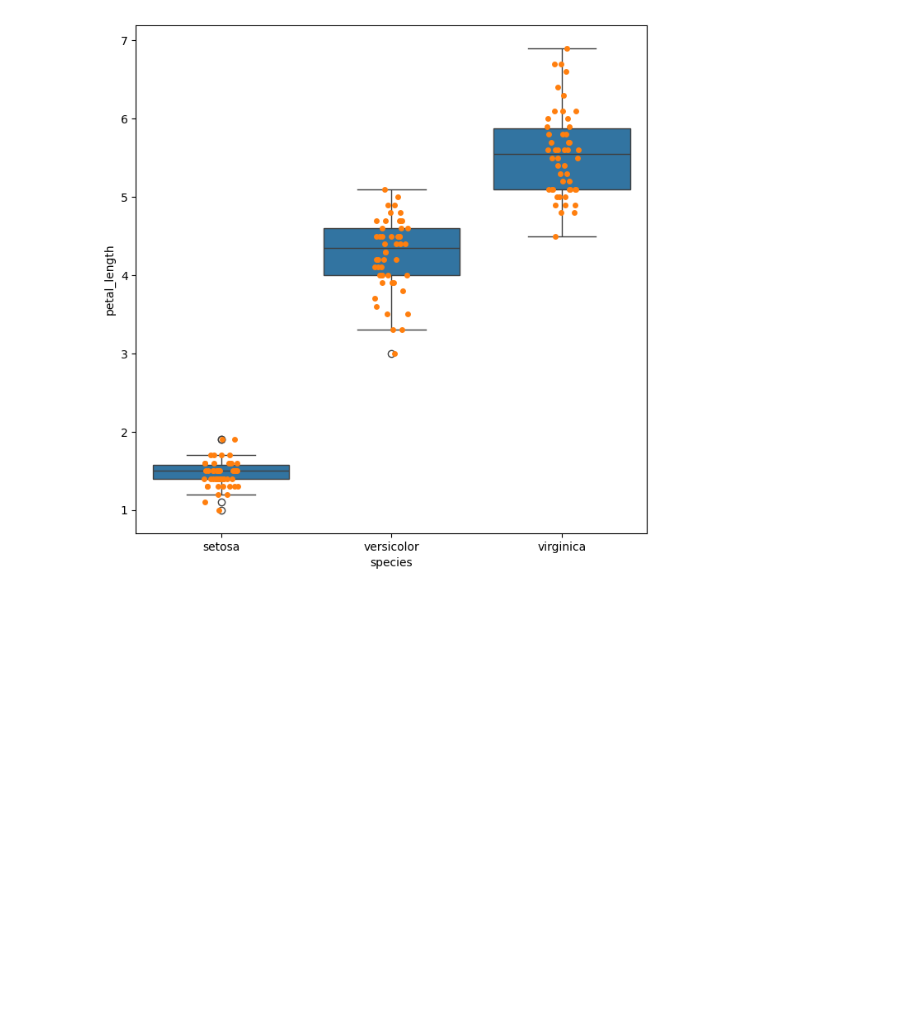
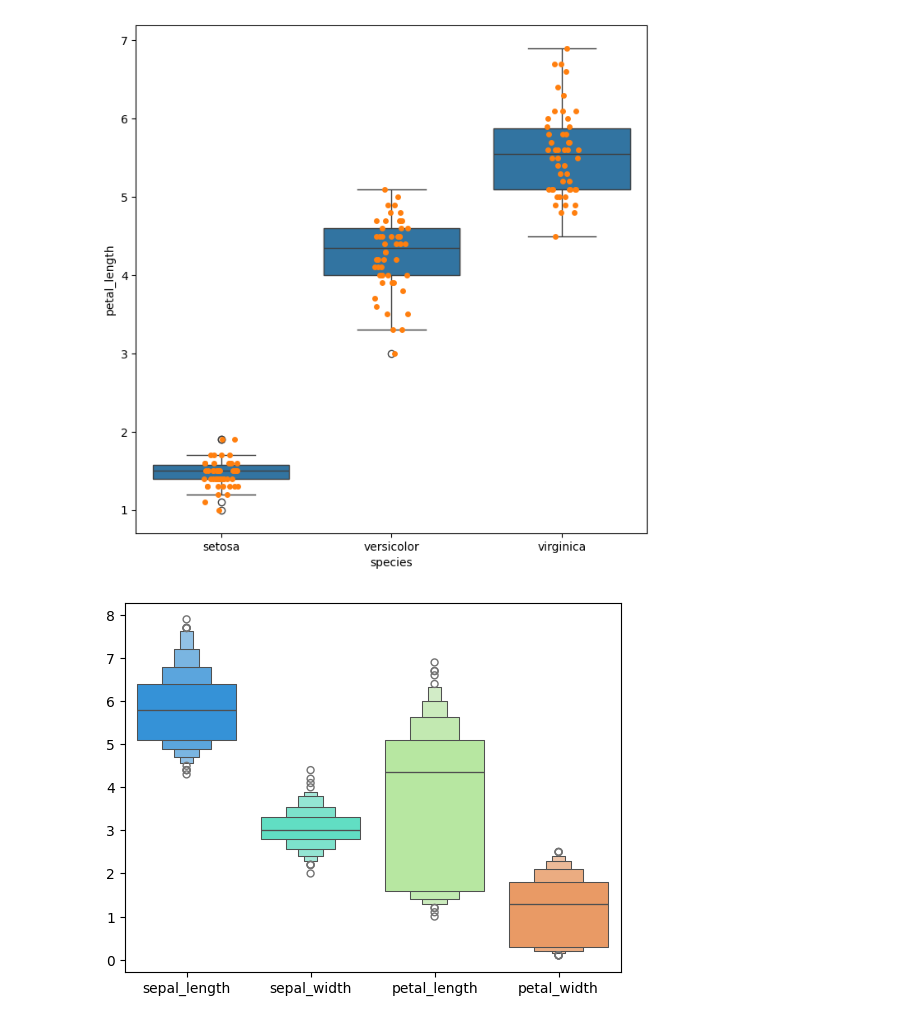
Before and after one commit to ab3lT/linear-regression-with-Iris-Dataset, a Jupyter notebook: notebook/iris.ipynb, the cells around one changed output. Saved outputs shown, nothing was run; the diff lists cells and outputs as text; code cells hidden in the pictures; blank space fills up the shorter version.

Commit message:
boxenplot

```diff
--- a/notebook/iris.ipynb
+++ b/notebook/iris.ipynb
@@ -75,3 +75,8 @@ sns.stripplot(data=iris, x='species', y='petal_length', jitter=True, edgecolor='
 # %% [output]
 <Axes: xlabel='species', ylabel='petal_length'>
 [figure]
+# %%
+sns.boxenplot(data=iris,palette='rainbow')
+plt.show()
+# %% [output]
+[figure, added]
```
